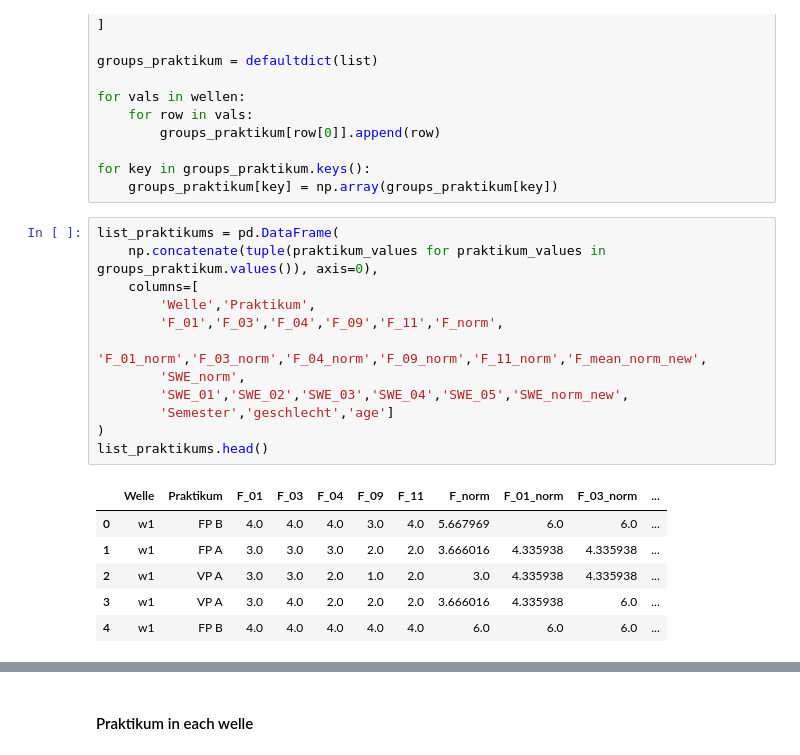
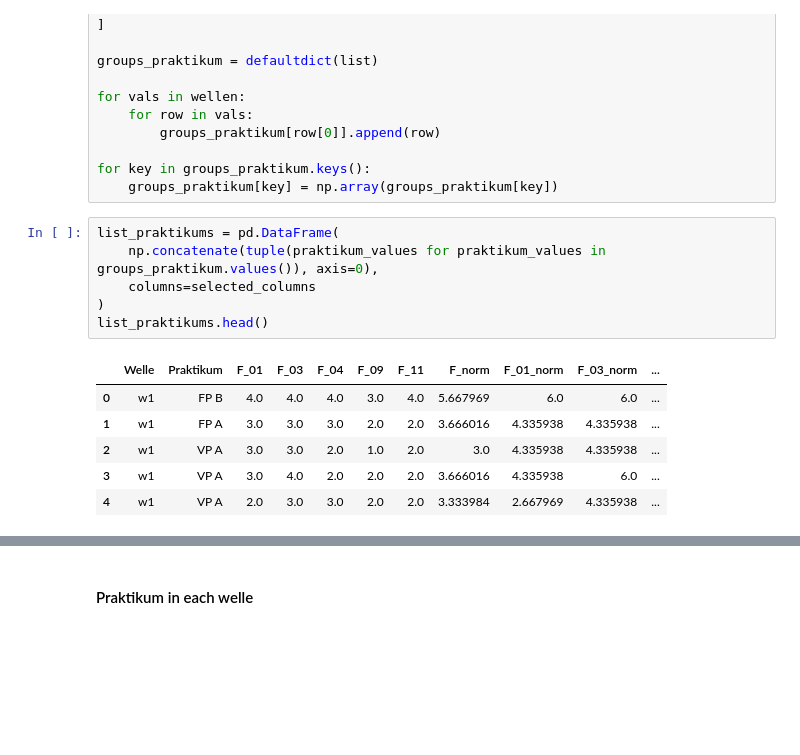
Before and after one commit to annaromankiewicz/masterarbeit, a Jupyter notebook: Analysis.ipynb, the cells around one changed output, grey strips where cells are left out. Drawn from its saved outputs; the diff is of its cells as text; blank space fills up the shorter version.

Commit message:
New List with new filters, SD04 only bachelor and Praktikum absolviert ja

```diff
--- a/Analysis.ipynb
+++ b/Analysis.ipynb
@@ -485,19 +486,13 @@ for key in groups_praktikum.keys():
 # %%
 list_praktikums = pd.DataFrame(
     np.concatenate(tuple(praktikum_values for praktikum_values in groups_praktikum.values()), axis=0),
-    columns=[
-        'Welle','Praktikum',
-        'F_01','F_03','F_04','F_09','F_11','F_norm',
-        'F_01_norm','F_03_norm','F_04_norm','F_09_norm','F_11_norm','F_mean_norm_new',
-        'SWE_norm',
-        'SWE_01','SWE_02','SWE_03','SWE_04','SWE_05','SWE_norm_new',
-        'Semester','geschlecht','age']
+    columns=selected_columns
 )
 list_praktikums.head()
 # %% [output]
 |  | Welle | Praktikum | F_01 | F_03 | F_04 | F_09 | F_11 | F_norm | F_01_norm | F_03_norm | ... |
 | 0 | w1 | FP B | 4.0 | 4.0 | 4.0 | 3.0 | 4.0 | 5.667969 | 6.0 | 6.0 | ... |
 | 1 | w1 | FP A | 3.0 | 3.0 | 3.0 | 2.0 | 2.0 | 3.666016 | 4.335938 | 4.335938 | ... |
 | 2 | w1 | VP A | 3.0 | 3.0 | 2.0 | 1.0 | 2.0 | 3.0 | 4.335938 | 4.335938 | ... |
 | 3 | w1 | VP A | 3.0 | 4.0 | 2.0 | 2.0 | 2.0 | 3.666016 | 4.335938 | 6.0 | ... |
-| 4 | w1 | FP B | 4.0 | 4.0 | 4.0 | 4.0 | 4.0 | 6.0 | 6.0 | 6.0 | ... |
+| 4 | w1 | VP A | 2.0 | 3.0 | 3.0 | 2.0 | 2.0 | 3.333984 | 2.667969 | 4.335938 | ... |
```
Also changed, not shown: parts of 19 cells of this notebook, 1 other file.
